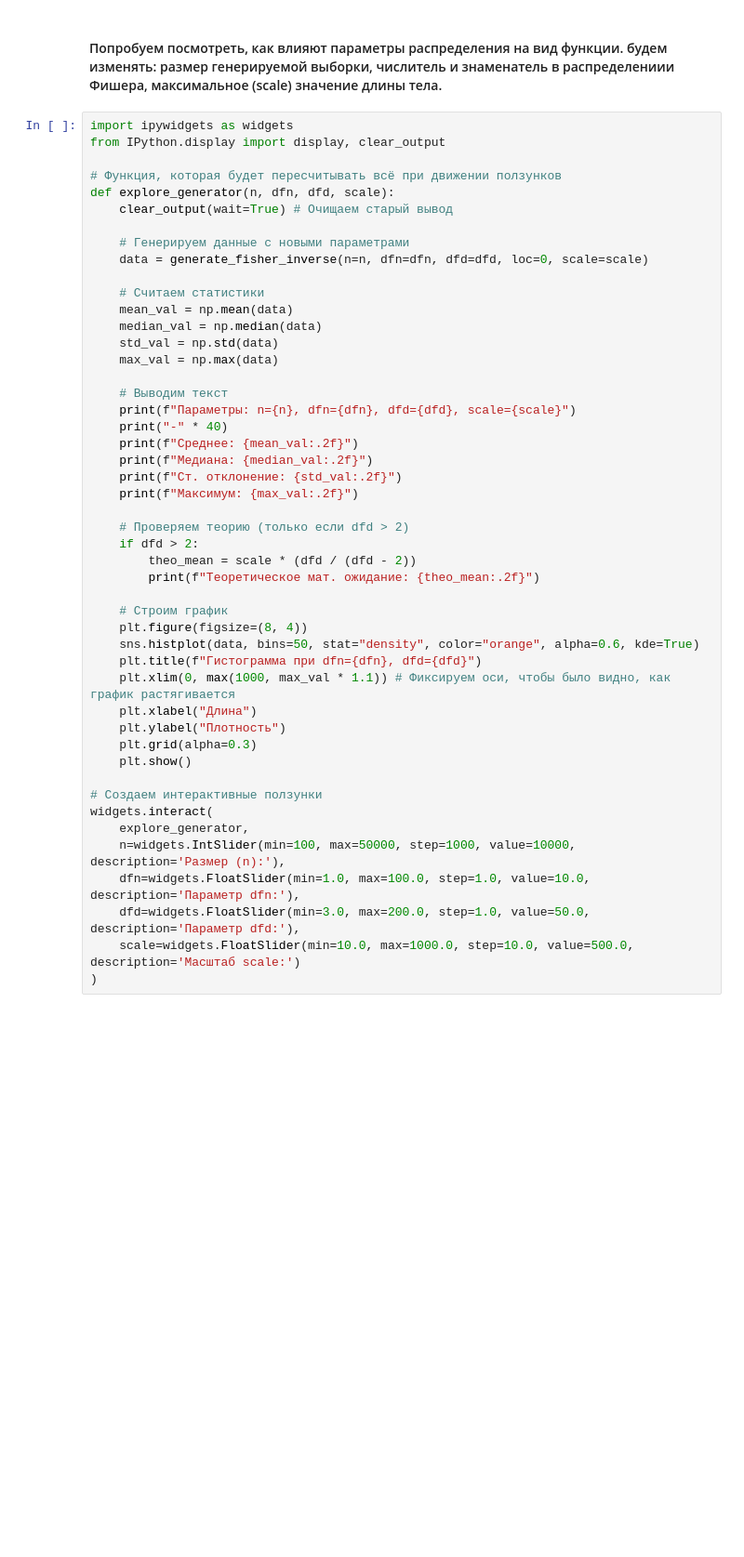
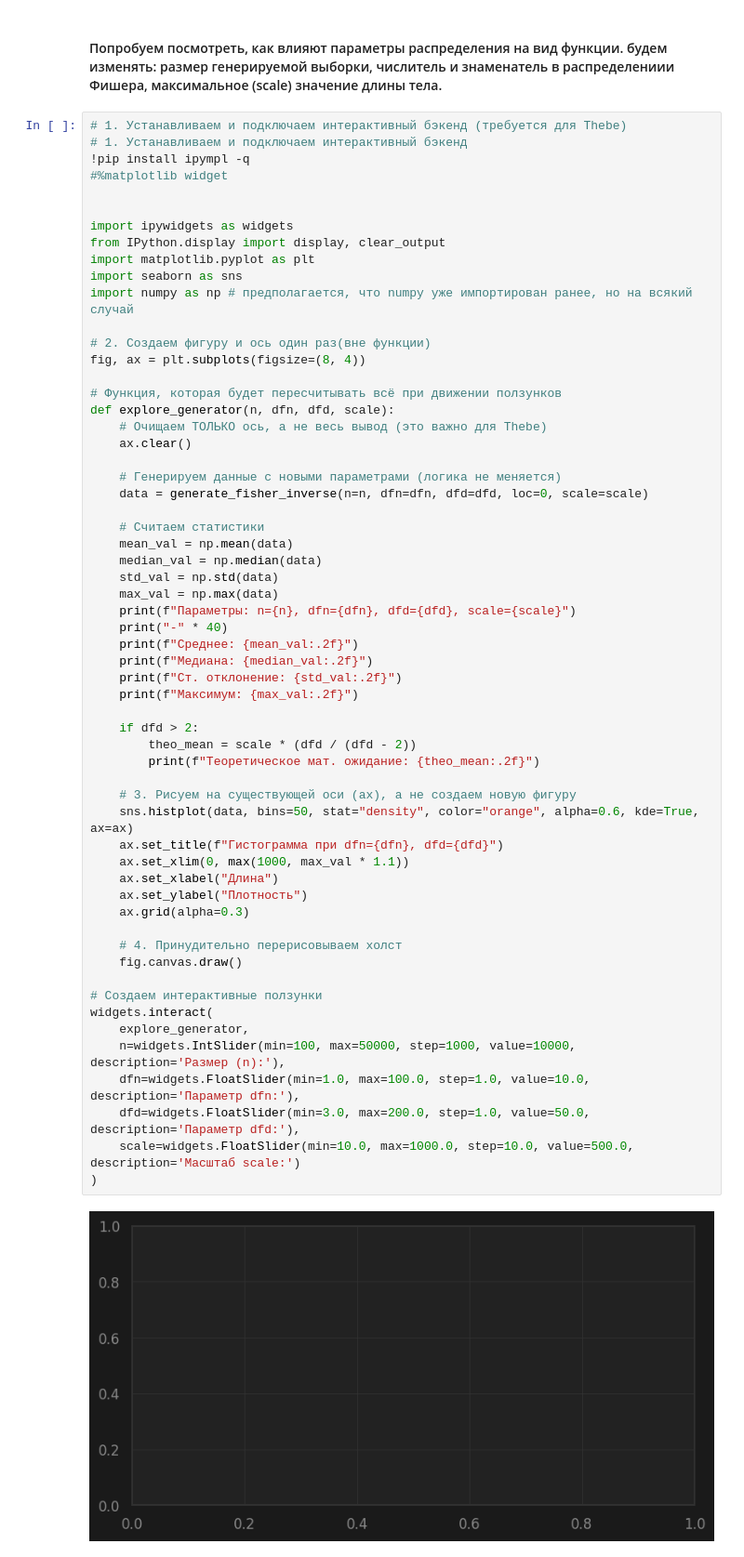
Before and after one commit to XeroX-cat/1Laba, a Jupyter notebook: 1Laba_sprint2.ipynb, the cells around one changed output. Shown at 93% size. Saved outputs shown, nothing was run; the diff lists cells and outputs as text; blank space fills up the shorter version.

```diff
--- a/1Laba_sprint2.ipynb
+++ b/1Laba_sprint2.ipynb
@@ -249,54 +249,66 @@ P-value: 0.1580
 # %% [markdown]
 #### Попробуем посмотреть, как влияют параметры распределения на вид функции. будем изменять: размер генерируемой выборки, числитель и знаменатель в распределениии Фишера, максимальное (scale) значение длины тела.
 # %%
+# 1. Устанавливаем и подключаем интерактивный бэкенд (требуется для Thebe)
+# 1. Устанавливаем и подключаем интерактивный бэкенд
+!pip install ipympl -q
+#%matplotlib widget
+
+
 import ipywidgets as widgets
 from IPython.display import display, clear_output
+import matplotlib.pyplot as plt
+import seaborn as sns
+import numpy as np # предполагается, что numpy уже импортирован ранее, но на всякий случай
+
+# 2. Создаем фигуру и ось один раз(вне функции)
+fig, ax = plt.subplots(figsize=(8, 4))
 
 # Функция, которая будет пересчитывать всё при движении ползунков
 def explore_generator(n, dfn, dfd, scale):
-    clear_output(wait=True) # Очищаем старый вывод
+    # Очищаем ТОЛЬКО ось, а не весь вывод (это важно для Thebe)
+    ax.clear()
 
-    # Генерируем данные с новыми параметрами
+    # Генерируем данные с новыми параметрами (логика не меняется)
     data = generate_fisher_inverse(n=n, dfn=dfn, dfd=dfd, loc=0, scale=scale)
 
     # Считаем статистики
     mean_val = np.mean(data)
     median_val = np.median(data)
     std_val = np.std(data)
     max_val = np.max(data)
-
-    # Выводим текст
     print(f"Параметры: n={n}, dfn={dfn}, dfd={dfd}, scale={scale}")
     print("-" * 40)
     print(f"Среднее: {mean_val:.2f}")
     print(f"Медиана: {median_val:.2f}")
     print(f"Ст. отклонение: {std_val:.2f}")
     print(f"Максимум: {max_val:.2f}")
 
-    # Проверяем теорию (только если dfd > 2)
     if dfd > 2:
         theo_mean = scale * (dfd / (dfd - 2))
         print(f"Теоретическое мат. ожидание: {theo_mean:.2f}")
 
-    # Строим график
-    plt.figure(figsize=(8, 4))
-    sns.histplot(data, bins=50, stat="density", color="orange", alpha=0.6, kde=True)
-    plt.title(f"Гистограмма при dfn={dfn}, dfd={dfd}")
-    plt.xlim(0, max(1000, max_val * 1.1)) # Фиксируем оси, чтобы было видно, как график растягивается
-    plt.xlabel("Длина")
-    plt.ylabel("Плотность")
-    plt.grid(alpha=0.3)
-    plt.show()
+    # 3. Рисуем на существующей оси (ax), а не создаем новую фигуру
+    sns.histplot(data, bins=50, stat="density", color="orange", alpha=0.6, kde=True, ax=ax)
+    ax.set_title(f"Гистограмма при dfn={dfn}, dfd={dfd}")
+    ax.set_xlim(0, max(1000, max_val * 1.1))
+    ax.set_xlabel("Длина")
+    ax.set_ylabel("Плотность")
+    ax.grid(alpha=0.3)
+
+    # 4. Принудительно перерисовываем холст
+    fig.canvas.draw()
 
 # Создаем интерактивные ползунки
 widgets.interact(
     explore_generator,
     n=widgets.IntSlider(min=100, max=50000, step=1000, value=10000, description='Размер (n):'),
     dfn=widgets.FloatSlider(min=1.0, max=100.0, step=1.0, value=10.0, description='Параметр dfn:'),
     dfd=widgets.FloatSlider(min=3.0, max=200.0, step=1.0, value=50.0, description='Параметр dfd:'),
     scale=widgets.FloatSlider(min=10.0, max=1000.0, step=10.0, value=500.0, description='Масштаб scale:')
 )
 # %% [output]
+[figure, added]
 interactive(children=(IntSlider(value=10000, description='Размер (n):', max=50000, min=100, step=1000), FloatS…
 <function __main__.explore_generator(n, dfn, dfd, scale)>
 # %% [markdown]
```
Also changed, not shown: parts of 5 cells of this notebook.
